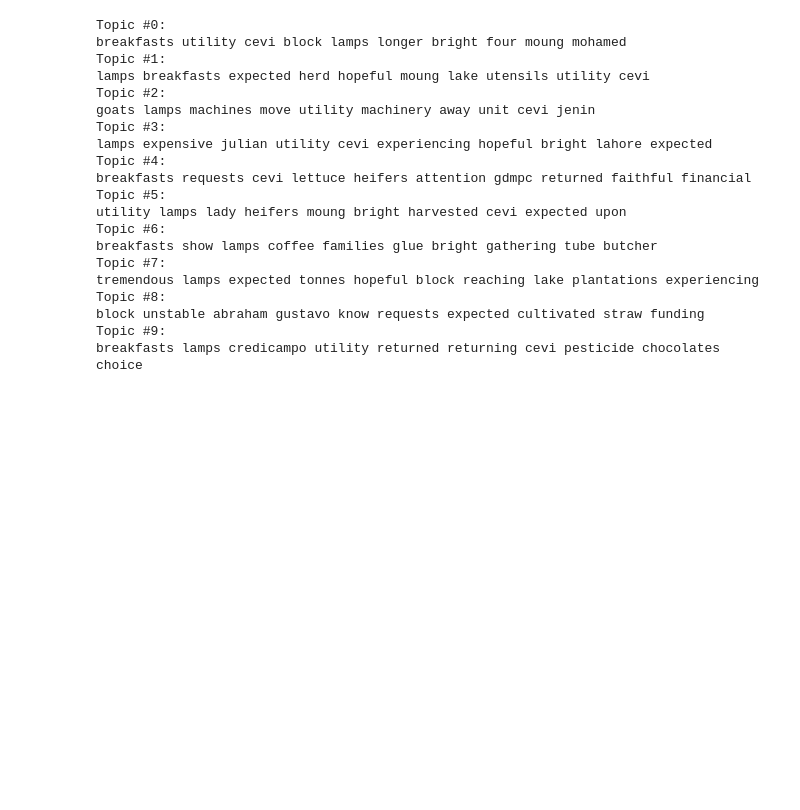
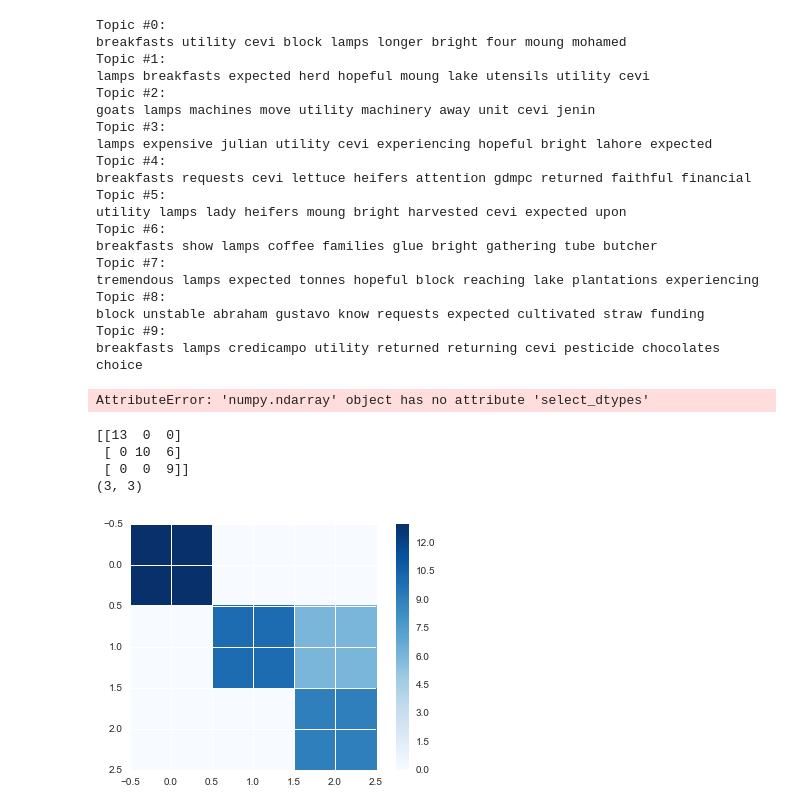
Before and after one commit to rddunlap23/DSI-Kiva-Capstone, a Jupyter notebook: Kiva - Capstone.ipynb, the cells around one changed output. Saved outputs shown, nothing was run; the diff lists cells and outputs as text; code cells hidden in the pictures; blank space fills up the shorter version.

```diff
--- a/Kiva - Capstone.ipynb
+++ b/Kiva - Capstone.ipynb
@@ -516,3 +551,40 @@ def plot_confusion_matrix(cm, title='Confusion matrix', cmap=plt.cm.Blues,
     plt.tight_layout()
     plt.ylabel('True label')
     plt.xlabel('Predicted label')
+# %%
+# Compute confusion matrix
+y_pred = my_pipeline.predict(X_test)
+cm = confusion_matrix(y_test, y_pred)
+np.set_printoptions(precision=2)
+print('Confusion matrix, without normalization')
+print(cm)
+plt.figure()
+plot_confusion_matrix(cm)
+
+# Normalize the confusion matrix by row (i.e by the number of samples
+# in each class)
+cm_normalized = cm.astype('float') / cm.sum(axis=1)[:, np.newaxis]
+print('Normalized confusion matrix')
+print(cm_normalized)
+plt.figure()
+plot_confusion_matrix(cm_normalized, title='Normalized confusion matrix')
+
+plt.show()
+# %% [output]
+AttributeError: 'numpy.ndarray' object has no attribute 'select_dtypes'
+# %%
+cnf_matrix = confusion_matrix(y_test, y_pred)
+print cnf_matrix
+print cnf_matrix.shape
+plt.imshow(cnf_matrix, interpolation='nearest', cmap=plt.cm.Blues)
+
+plt.colorbar()
+plt.tight_layout()
+
+plt.show()
+# %% [output]
+[[13  0  0]
+ [ 0 10  6]
+ [ 0  0  9]]
+(3, 3)
+[figure, added]
```
Also changed, not shown: parts of 12 cells of this notebook.
